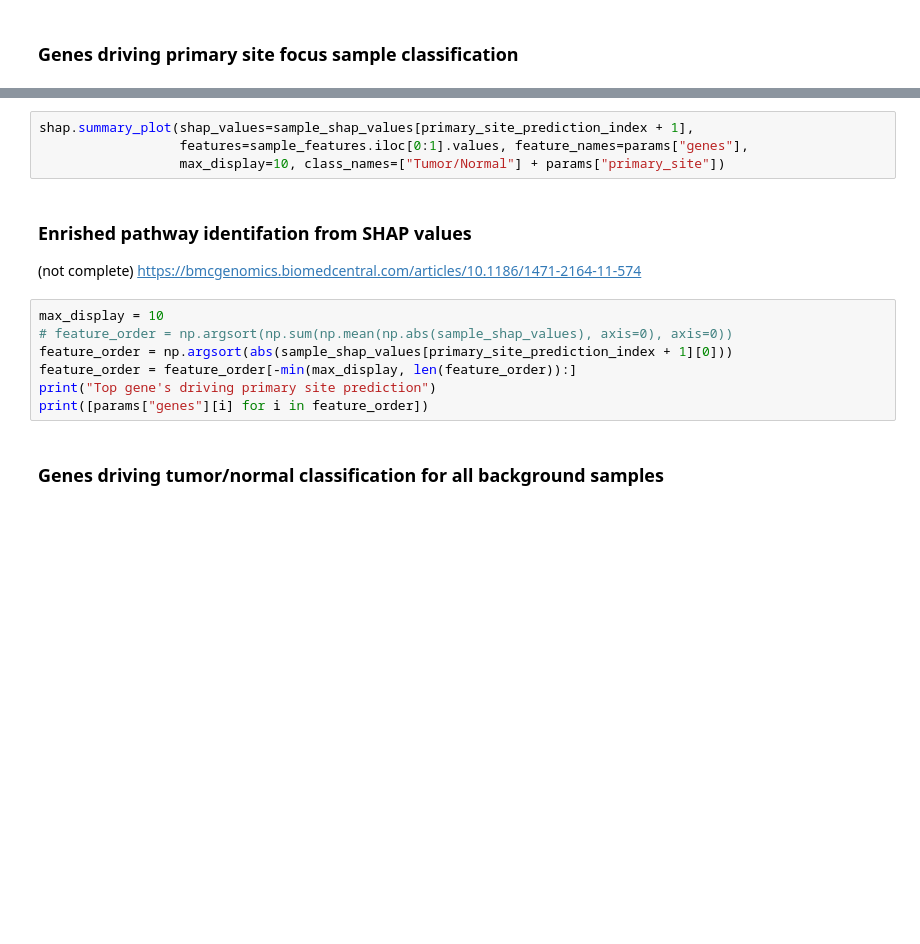
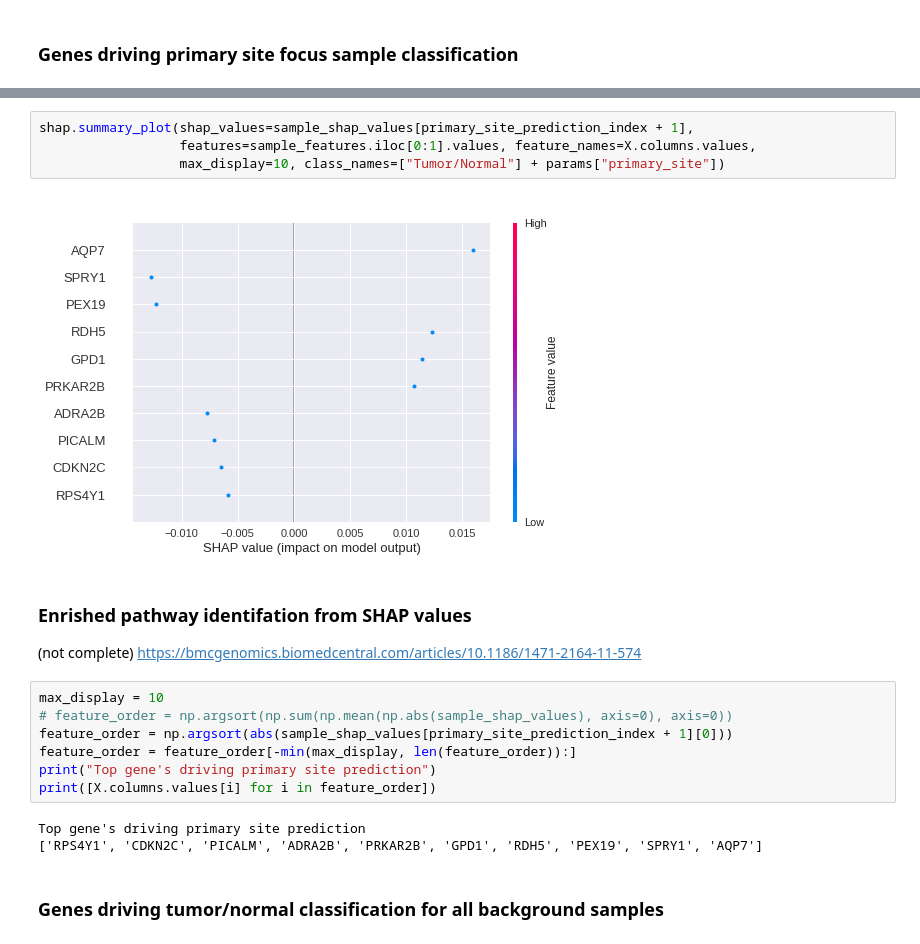
Before and after one commit to rcurrie/pancan-gtex, a Jupyter notebook: infer.ipynb, the cells around one changed output, grey strips where cells are left out. Drawn from its saved outputs; the diff is of its cells as text; blank space fills up the shorter version.

```diff
--- a/infer.ipynb
+++ b/infer.ipynb
@@ -249,7 +247,9 @@ AttributeError: 'DeepExplainer' object has no attribute 'expected_value'
 # %%
 shap.summary_plot(shap_values=sample_shap_values[primary_site_prediction_index + 1],
-                  features=sample_features.iloc[0:1].values, feature_names=params["genes"],
+                  features=sample_features.iloc[0:1].values, feature_names=X.columns.values,
                   max_display=10, class_names=["Tumor/Normal"] + params["primary_site"])
+# %% [output]
+[figure, added]
 # %% [markdown]
 ### Enrished pathway identifation from SHAP values
 (not complete)
@@ -260,7 +260,10 @@ max_display = 10
 feature_order = np.argsort(abs(sample_shap_values[primary_site_prediction_index + 1][0]))
 feature_order = feature_order[-min(max_display, len(feature_order)):]
 print("Top gene's driving primary site prediction")
-print([params["genes"][i] for i in feature_order])
+print([X.columns.values[i] for i in feature_order])
+# %% [output]
+Top gene's driving primary site prediction
+['RPS4Y1', 'CDKN2C', 'PICALM', 'ADRA2B', 'PRKAR2B', 'GPD1', 'RDH5', 'PEX19', 'SPRY1', 'AQP7']
 # %% [markdown]
 ### Genes driving tumor/normal classification for all background samples
 # %%
```
Also changed, not shown: parts of 13 cells of this notebook.
